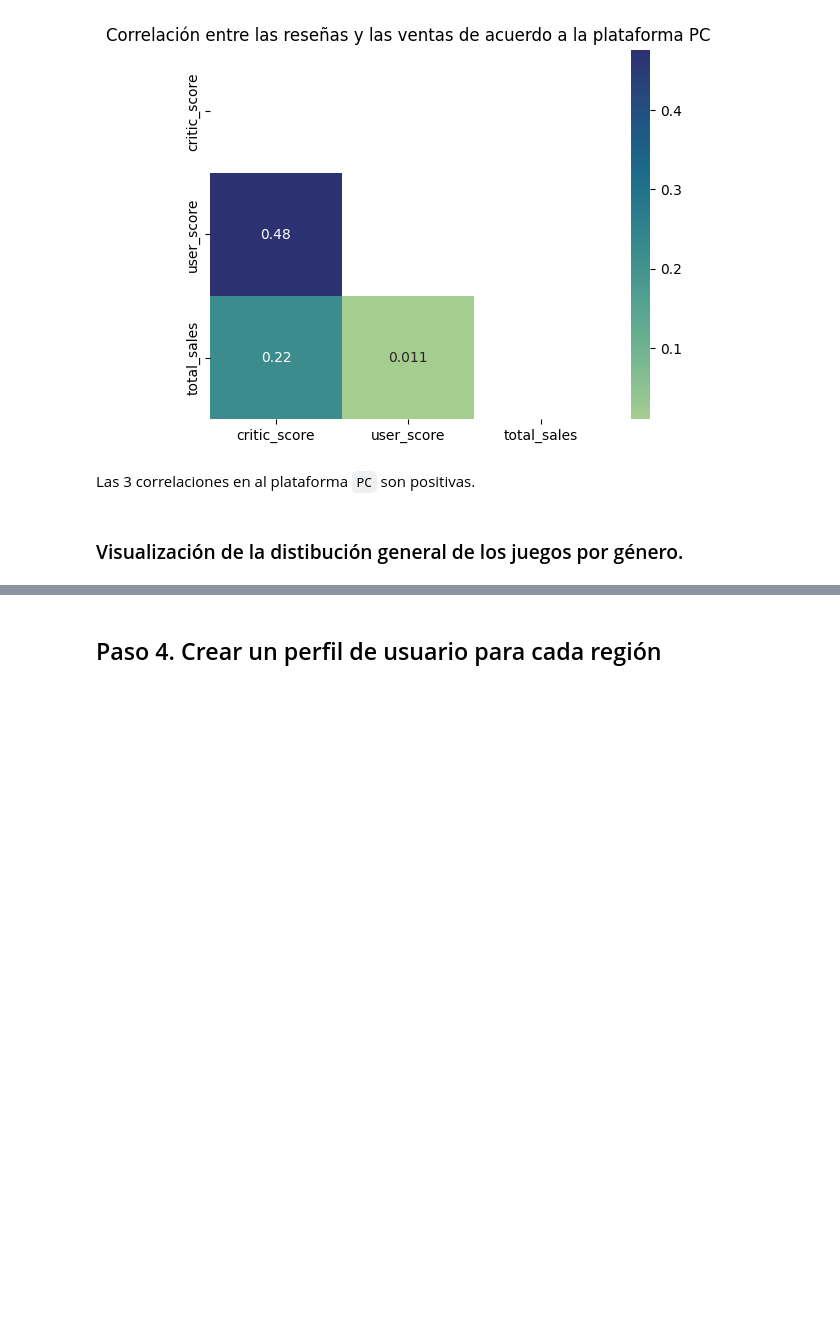
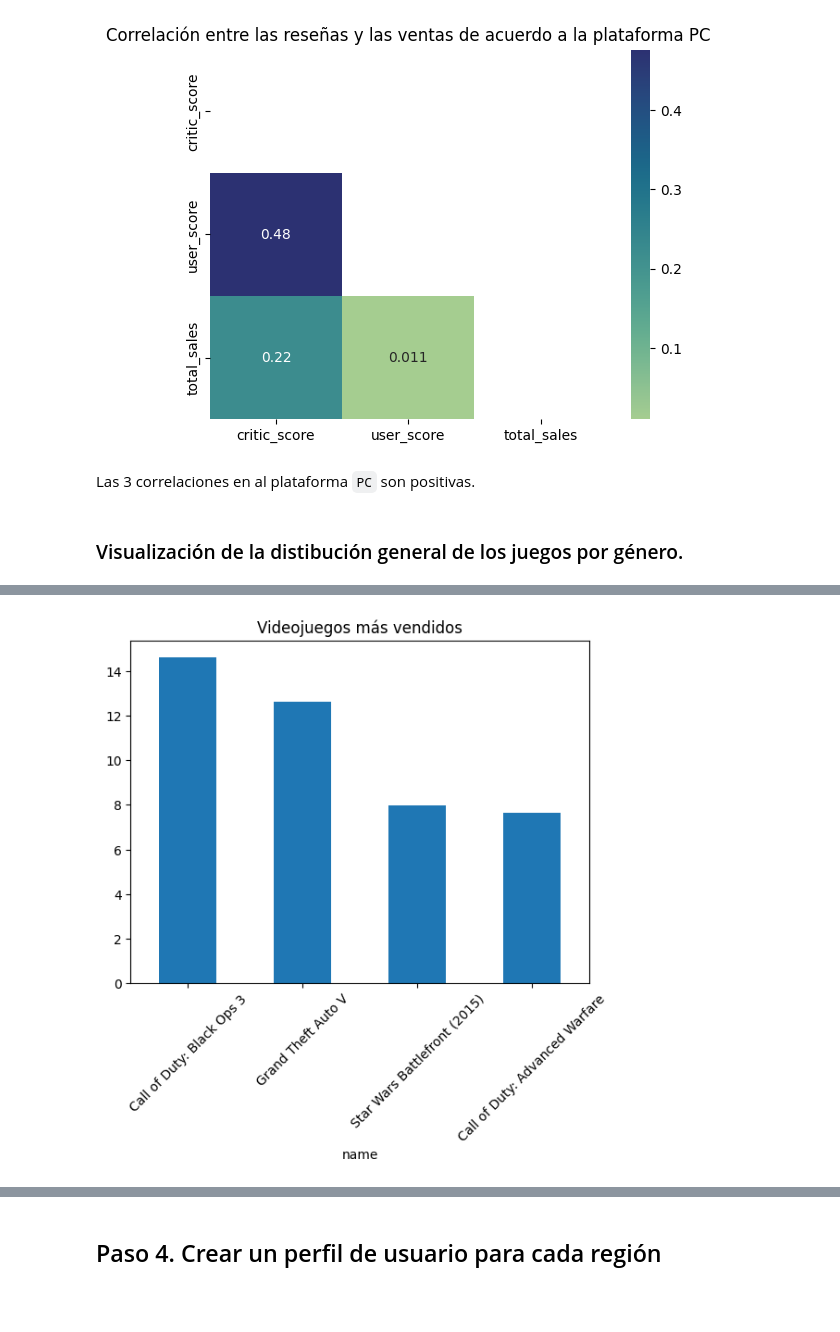
Before and after one commit to Car27VeP/AED_videojuegos, a Jupyter notebook: AED_games.ipynb, the cells around one changed output, grey strips where cells are left out. Drawn from its saved outputs; the diff is of its cells as text; code cells hidden in the pictures; blank space fills up the shorter version.

```diff
--- a/AED_games.ipynb
+++ b/AED_games.ipynb
@@ -630,0 +701,6 @@ hola
+# %%
+top_bottom_five_genres = ['Action','Shooter','Strategy', 'Role-Playing', 'Fighting', 'Puzzle', 'Platform','Misc', 'Racing']
+
+mask = 'genre in @top_bottom_five_genres'
+
+df_most_popular_platforms.query(mask).sort_values(by='total_sales',ascending=False)
@@ -630,0 +721,13 @@ hola
+# %%
+df_most_popular_platforms = df_most_popular_platforms.query(mask).sort_values(by='total_sales',ascending=False)
+
+df_most_popular_platforms.loc[:5].plot(kind='bar',
+                                       x='name',
+                                       y='total_sales',
+                                       rot=45,
+                                       legend=False,
+                                       title='Videojuegos más vendidos')
+
+plt.show()
+# %% [output]
+[figure, added]
```
Also changed, not shown: parts of 50 cells of this notebook, 2 other files.
